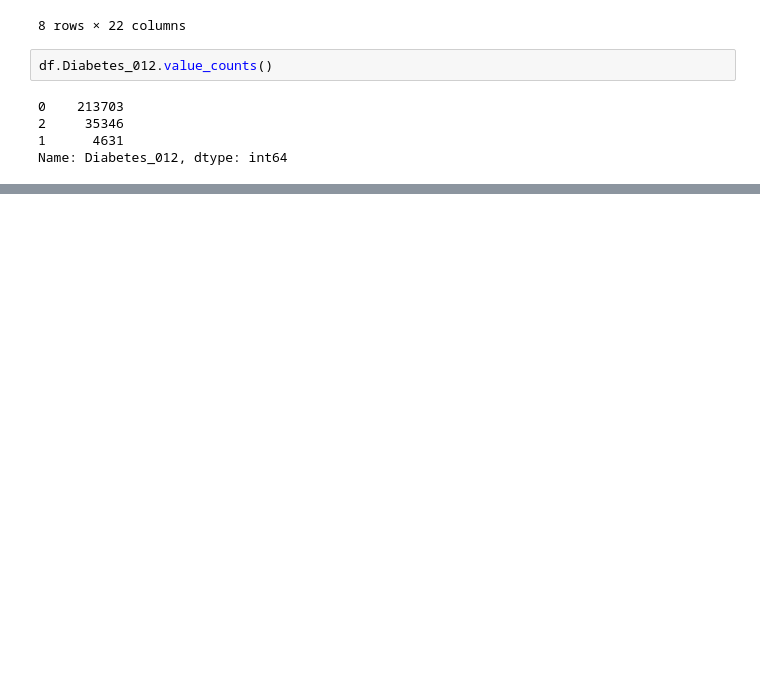
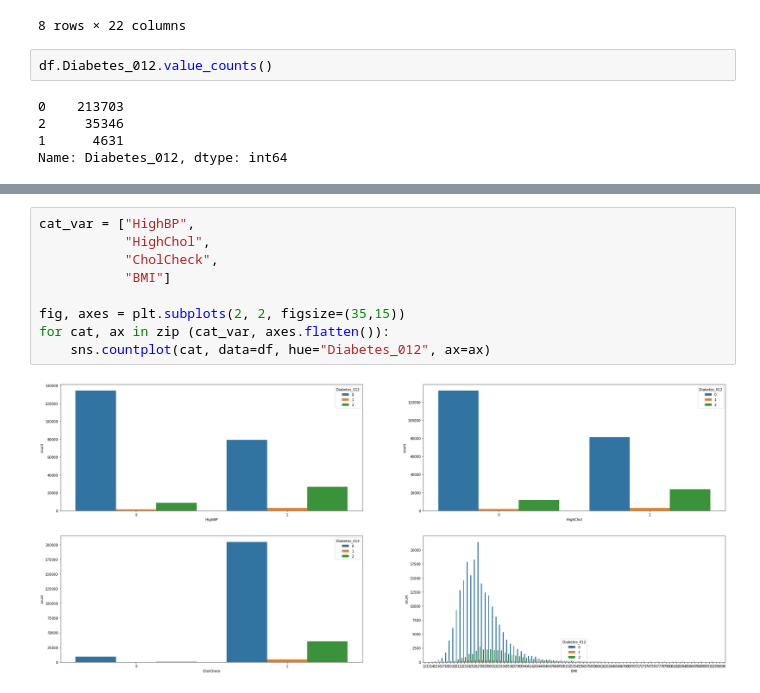
Before and after one commit to bestagi/Diabetes-Monitoring, a Jupyter notebook: eda/eda-he6.ipynb, the cells around one changed output, grey strips where cells are left out. Cells and saved outputs as stored; diff of their text form; blank space fills up the shorter version.

```diff
--- a/eda/eda-he6.ipynb
+++ b/eda/eda-he6.ipynb
@@ -74,0 +93,11 @@ Name: Diabetes_012, dtype: int64
+# %%
+cat_var = ["HighBP",
+           "HighChol",
+           "CholCheck",
+           "BMI"]
+
+fig, axes = plt.subplots(2, 2, figsize=(35,15))
+for cat, ax in zip (cat_var, axes.flatten()):
+    sns.countplot(cat, data=df, hue="Diabetes_012", ax=ax)
+# %% [output]
+[figure, added]
```
Also changed, not shown: parts of 4 cells of this notebook, 4 other files.
